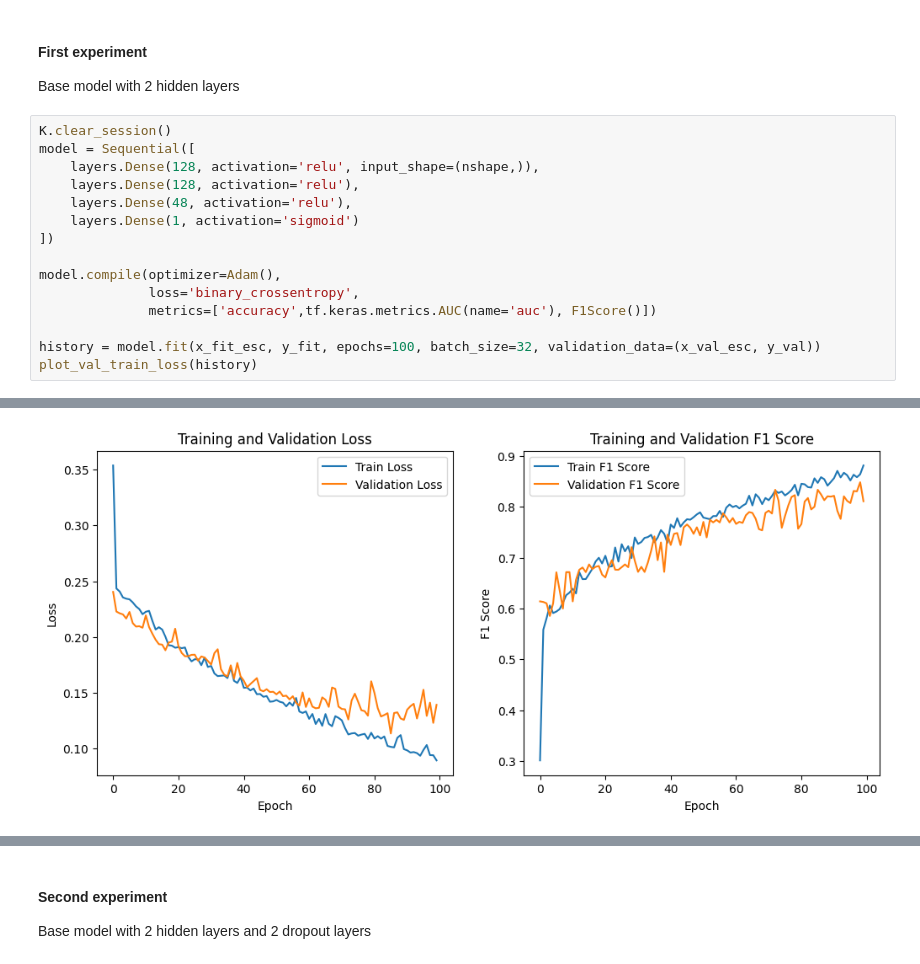
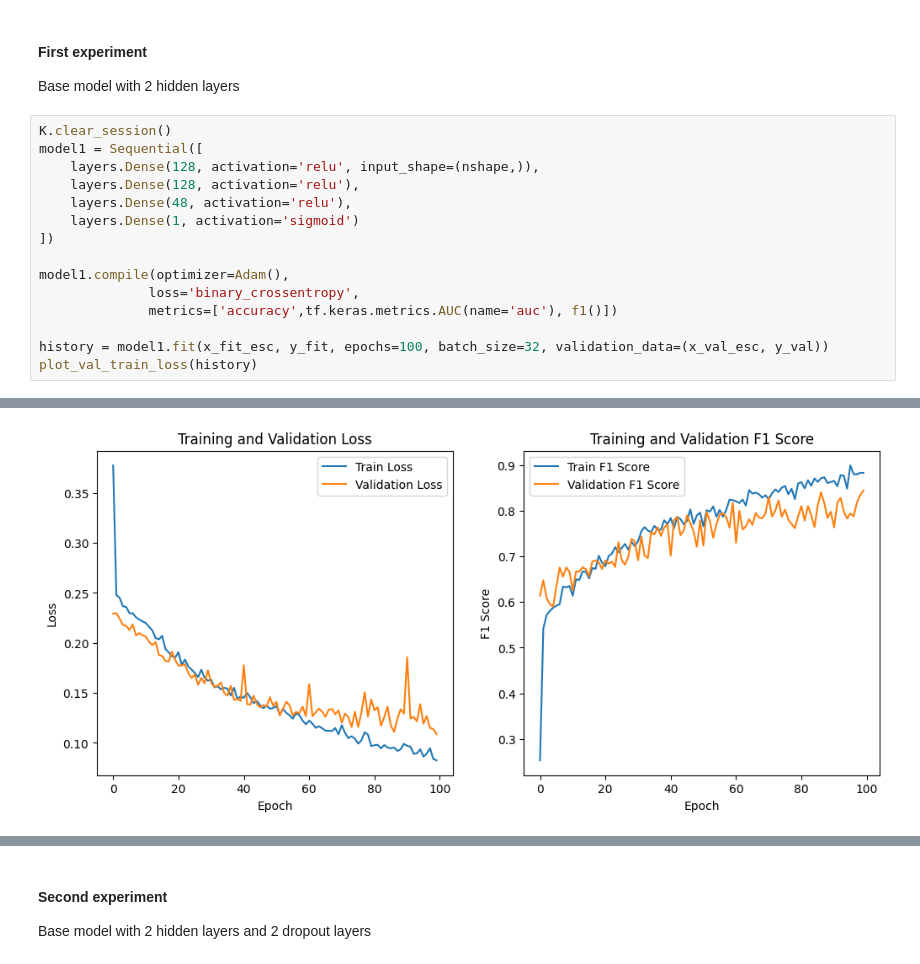
Before and after one commit to aladelca/customer_churn, a Jupyter notebook: modeling/modeling.ipynb, the cells around one changed output, grey strips where cells are left out. Cells and saved outputs as stored; diff of their text form.

```diff
--- a/modeling/modeling.ipynb
+++ b/modeling/modeling.ipynb
@@ -130,18 +133,18 @@ nshape = x_fit_esc.shape[1]
 Base model with 2 hidden layers
 # %%
 K.clear_session()
-model = Sequential([
+model1 = Sequential([
     layers.Dense(128, activation='relu', input_shape=(nshape,)),
     layers.Dense(128, activation='relu'),
     layers.Dense(48, activation='relu'),
     layers.Dense(1, activation='sigmoid')
 ])
 
-model.compile(optimizer=Adam(),
+model1.compile(optimizer=Adam(),
               loss='binary_crossentropy',
-              metrics=['accuracy',tf.keras.metrics.AUC(name='auc'), F1Score()])
+              metrics=['accuracy',tf.keras.metrics.AUC(name='auc'), f1()])
 
-history = model.fit(x_fit_esc, y_fit, epochs=100, batch_size=32, validation_data=(x_val_esc, y_val))
+history = model1.fit(x_fit_esc, y_fit, epochs=100, batch_size=32, validation_data=(x_val_esc, y_val))
 plot_val_train_loss(history)
 # %% [output]
 Epoch 1/100
@@ -164,3 +167,3 @@ Epoch 100/100
-[figure, old version]
+[figure, new version]
 # %%
 threshold = 0.5
```
Also changed, not shown: parts of 28 cells of this notebook, 1 other file.
